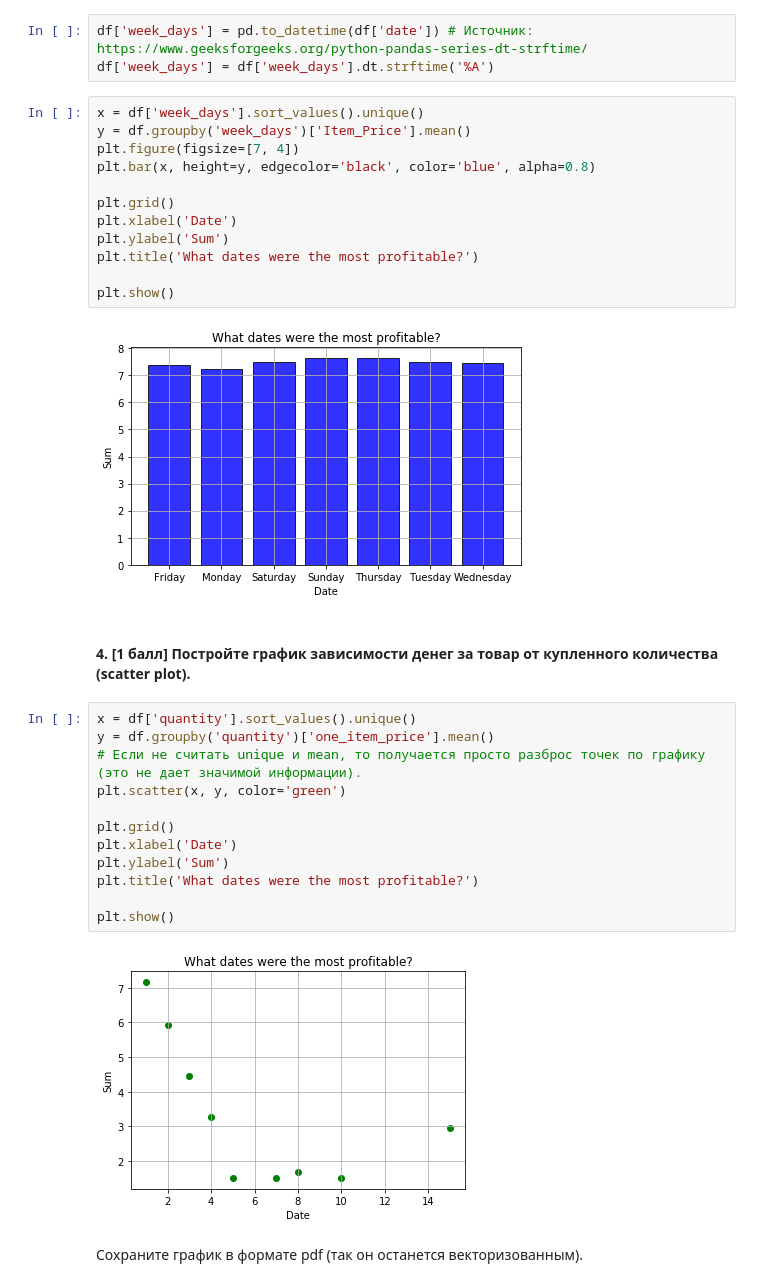
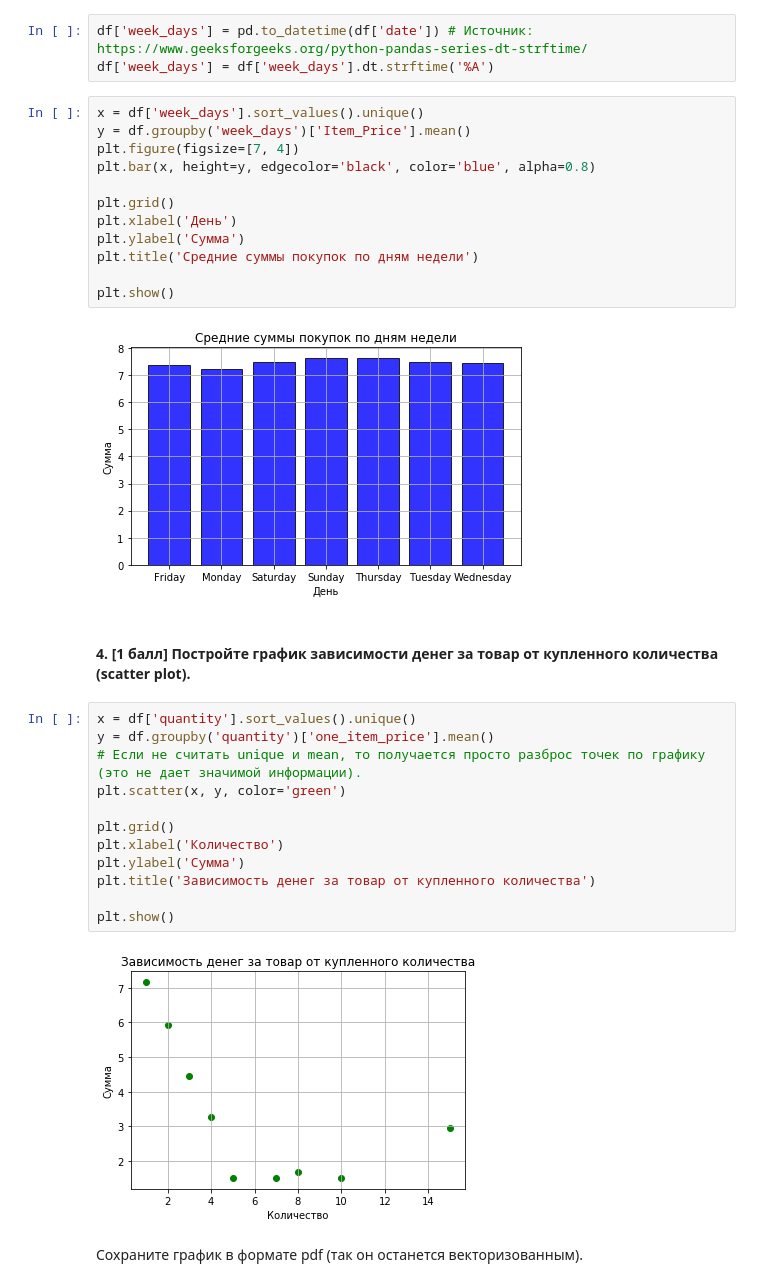
Before and after one commit to hse-mlearn/ha-01-Kedo-Aleksei, a Jupyter notebook: homework-practice-01.ipynb, the cells around one changed output. Drawn from its saved outputs; the diff is of its cells as text.

```diff
--- a/homework-practice-01.ipynb
+++ b/homework-practice-01.ipynb
@@ -388,29 +388,29 @@ plt.figure(figsize=[7, 4])
 plt.bar(x, height=y, edgecolor='black', color='blue', alpha=0.8)
 
 plt.grid()
-plt.xlabel('Date')
-plt.ylabel('Sum')
-plt.title('What dates were the most profitable?')
+plt.xlabel('День')
+plt.ylabel('Сумма')
+plt.title('Средние суммы покупок по дням недели')
 
 plt.show()
 # %% [output]
-[figure, old version]
+[figure, new version]
 # %% [markdown]
 #### 4. [1 балл] Постройте график зависимости денег за товар от купленного количества (scatter plot).
 # %%
 x = df['quantity'].sort_values().unique()
 y = df.groupby('quantity')['one_item_price'].mean()
 # Если не считать unique и mean, то получается просто разброс точек по графику (это не дает значимой информации).
 plt.scatter(x, y, color='green')
 
 plt.grid()
-plt.xlabel('Date')
-plt.ylabel('Sum')
-plt.title('What dates were the most profitable?')
+plt.xlabel('Количество')
+plt.ylabel('Сумма')
+plt.title('Зависимость денег за товар от купленного количества')
 
 plt.show()
 # %% [output]
-[figure, old version]
+[figure, new version]
 # %% [markdown]
 Сохраните график в формате pdf (так он останется векторизованным).
 # %%
```
Also changed, not shown: parts of 1 cell of this notebook, 1 other file.
